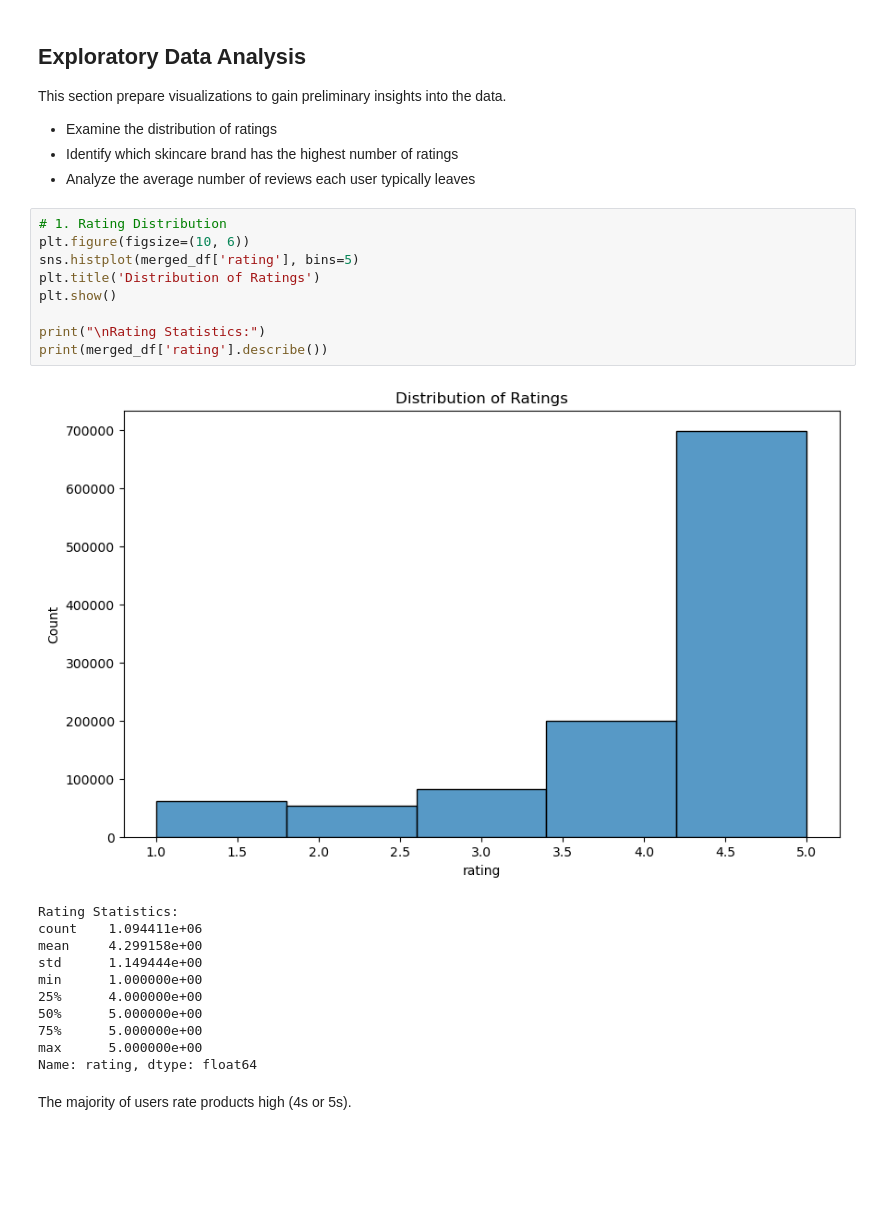
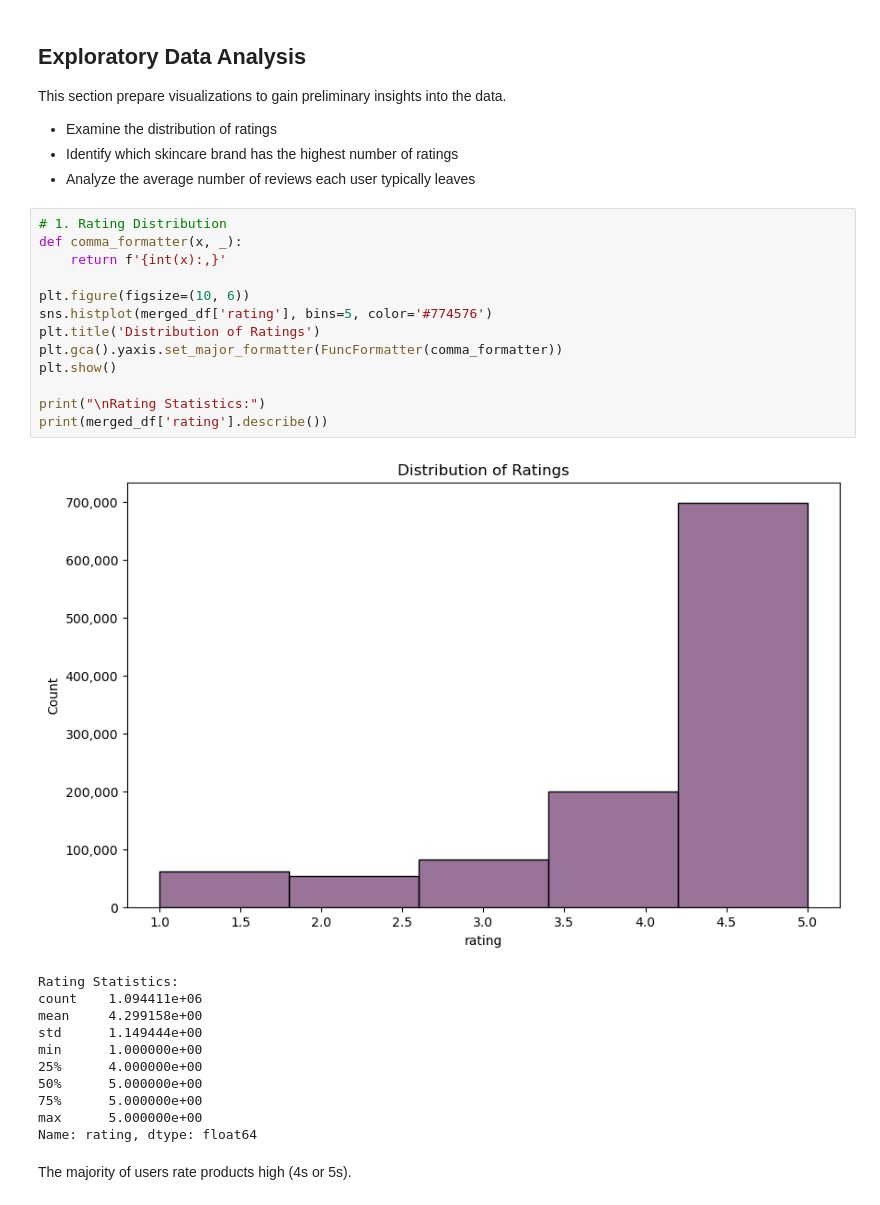
Before and after one commit to renaqd/team1-ADS505, a Jupyter notebook: team1-recommendation_sys.ipynb, the cells around one changed output. Saved outputs shown, nothing was run; the diff lists cells and outputs as text; blank space fills up the shorter version.

```diff
--- a/team1-recommendation_sys.ipynb
+++ b/team1-recommendation_sys.ipynb
@@ -238,15 +239,19 @@ This section prepare visualizations to gain preliminary insights into the data.
 * Analyze the average number of reviews each user typically leaves
 # %%
 # 1. Rating Distribution
+def comma_formatter(x, _):
+    return f'{int(x):,}'
+
 plt.figure(figsize=(10, 6))
-sns.histplot(merged_df['rating'], bins=5)
+sns.histplot(merged_df['rating'], bins=5, color='#774576')
 plt.title('Distribution of Ratings')
+plt.gca().yaxis.set_major_formatter(FuncFormatter(comma_formatter))
 plt.show()
 
 print("\nRating Statistics:")
 print(merged_df['rating'].describe())
 # %% [output]
-[figure, old version]
+[figure, new version]
 Rating Statistics:
 count    1.094411e+06
 mean     4.299158e+00
```
Also changed, not shown: parts of 6 cells of this notebook.
